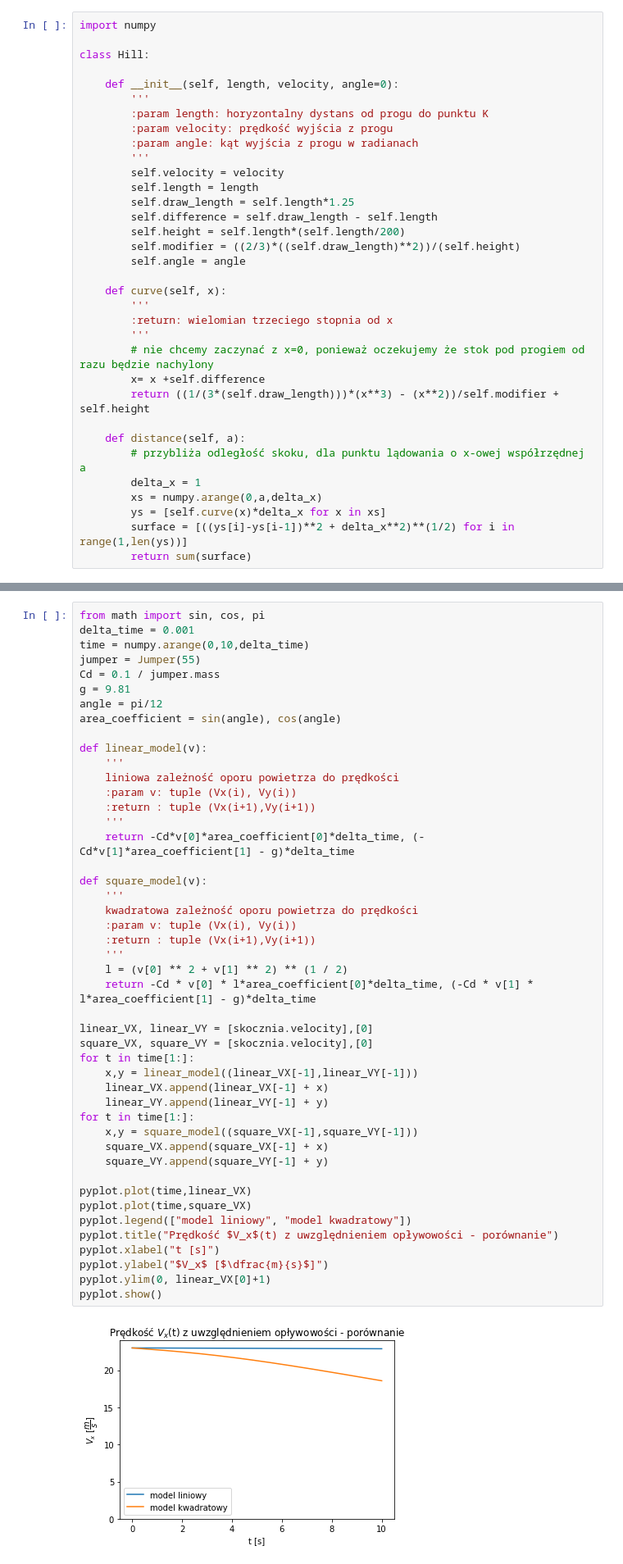
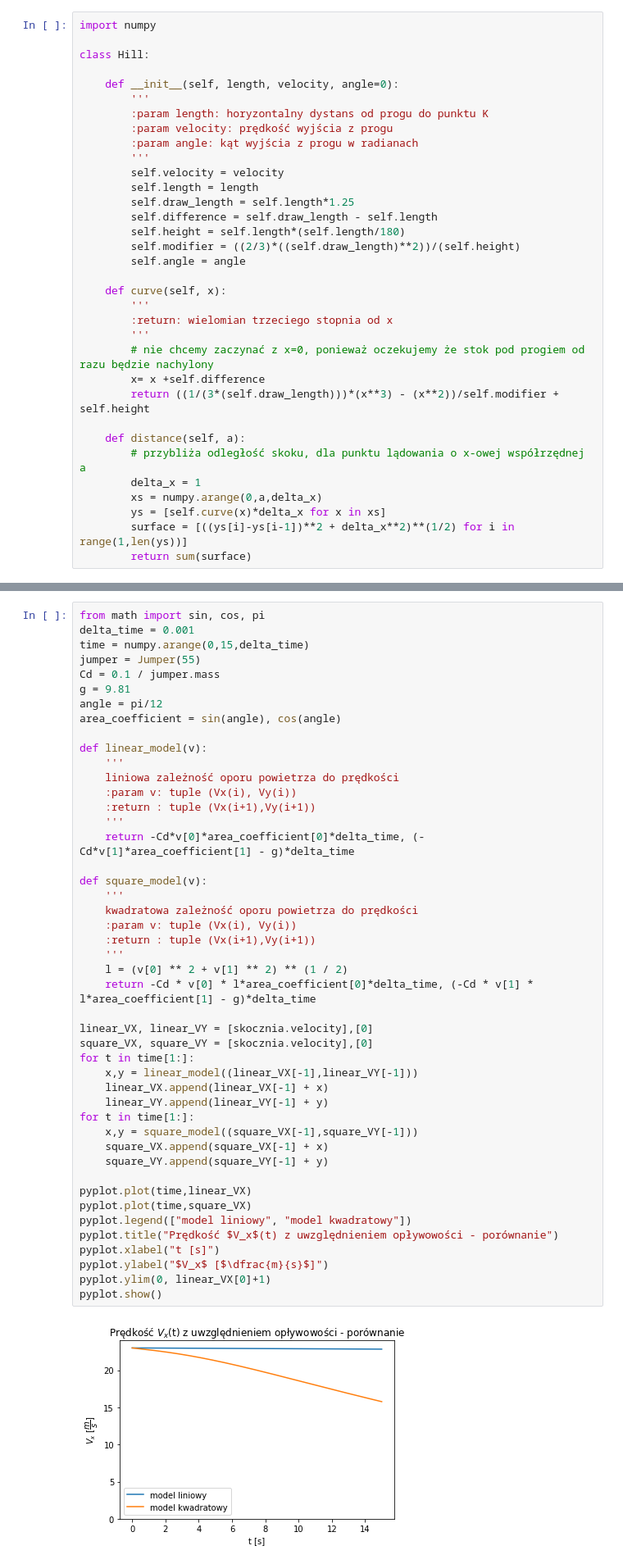
Before and after one commit to maciejratajski1999/Skoki-narciarskie, a Jupyter notebook: main.ipynb, the cells around one changed output, grey strips where cells are left out. Shown: that part at 82% size. Saved outputs shown, nothing was run; the diff lists cells and outputs as text.

```diff
--- a/main.ipynb
+++ b/main.ipynb
@@ -170,7 +168,7 @@ class Hill:
         self.length = length
         self.draw_length = self.length*1.25
         self.difference = self.draw_length - self.length
-        self.height = self.length*(self.length/200)
+        self.height = self.length*(self.length/180)
         self.modifier = ((2/3)*((self.draw_length)**2))/(self.height)
         self.angle = angle
 
@@ -321,7 +319,7 @@ Przy takich ustaleniach idealnym ustawieniem skoczka w powietrzu jest kąt nachy
 # %%
 from math import sin, cos, pi
 delta_time = 0.001
-time = numpy.arange(0,10,delta_time)
+time = numpy.arange(0,15,delta_time)
 jumper = Jumper(55)
 Cd = 0.1 / jumper.mass
 g = 9.81
@@ -338,34 +336,34 @@ def linear_model(v):
 
 def square_model(v):
     '''
     kwadratowa zależność oporu powietrza do prędkości
     :param v: tuple (Vx(i), Vy(i))
     :return : tuple (Vx(i+1),Vy(i+1))
     '''
     l = (v[0] ** 2 + v[1] ** 2) ** (1 / 2)
     return -Cd * v[0] * l*area_coefficient[0]*delta_time, (-Cd * v[1] * l*area_coefficient[1] - g)*delta_time
 
 linear_VX, linear_VY = [skocznia.velocity],[0]
 square_VX, square_VY = [skocznia.velocity],[0]
 for t in time[1:]:
     x,y = linear_model((linear_VX[-1],linear_VY[-1]))
     linear_VX.append(linear_VX[-1] + x)
     linear_VY.append(linear_VY[-1] + y)
 for t in time[1:]:
     x,y = square_model((square_VX[-1],square_VY[-1]))
     square_VX.append(square_VX[-1] + x)
     square_VY.append(square_VY[-1] + y)
 
 pyplot.plot(time,linear_VX)
 pyplot.plot(time,square_VX)
 pyplot.legend(["model liniowy", "model kwadratowy"])
 pyplot.title("Prędkość $V_x$(t) z uwzględnieniem opływowości - porównanie")
 pyplot.xlabel("t [s]")
 pyplot.ylabel("$V_x$ [$\dfrac{m}{s}$]")
 pyplot.ylim(0, linear_VX[0]+1)
 pyplot.show()
 # %% [output]
-[figure, old version]
+[figure, new version]
 # %%
 pyplot.plot(time,linear_VY)
 pyplot.plot(time,square_VY)
```
Also changed, not shown: parts of 10 cells of this notebook.
